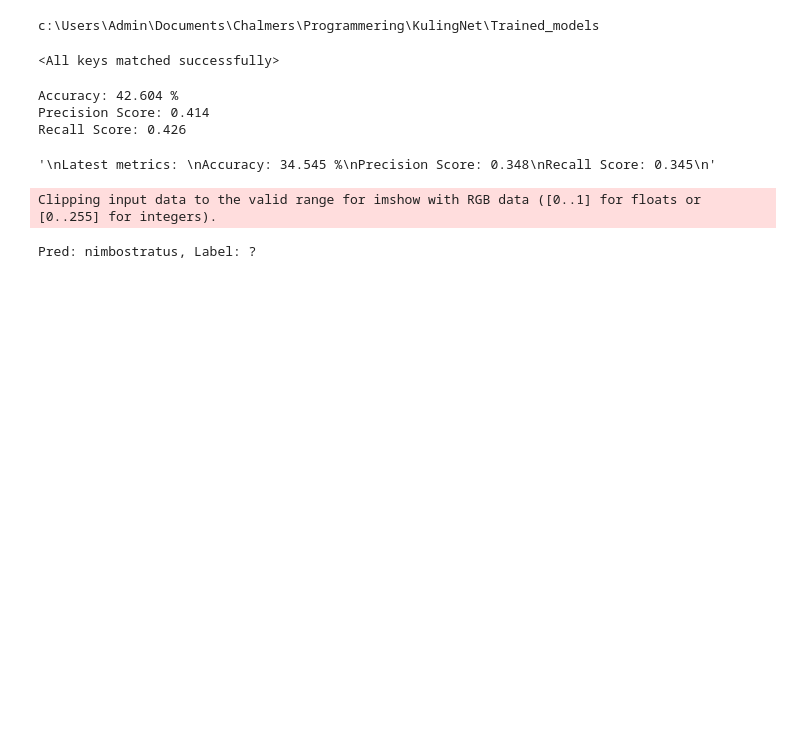
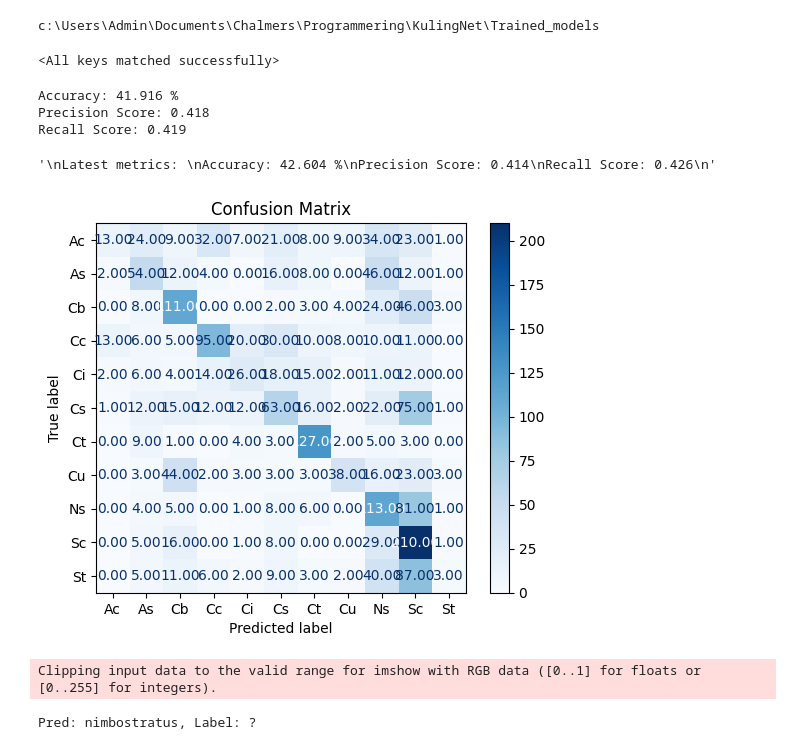
Before and after one commit to ThomasM31/KulingNet, a Jupyter notebook: KulingNet2.0.ipynb, the cells around one changed output. Drawn from its saved outputs; the diff is of its cells as text; code cells hidden in the pictures; blank space fills up the shorter version.

Commit message:
restructure ReadMe + confusion matrix work

```diff
--- a/KulingNet2.0.ipynb
+++ b/KulingNet2.0.ipynb
@@ -325,6 +326,10 @@ total = 0
 
 precision = Precision(task="multiclass", num_classes=11, average="weighted")
 recall = Recall(task="multiclass", num_classes=11, average="weighted")
+
+# Metrics for evaluation
+y_true = []
+y_pred = []
 
 net.eval()
 # no gradient descent during evaluation, just feed input forward
@@ -335,18 +340,24 @@ with torch.no_grad():
 
         # find prediction (highest probability)
         _ , predicted = torch.max(outputs, 1)
+        total += labels.size(0)
 
-        total += labels.size(0)
+        # For confusion matrix
+        y_true.extend(labels)
+        y_pred.extend(predicted)
 
         # Compute metrics
         precision(predicted,labels)
         recall(predicted,labels)
         correct += (predicted == labels).sum().item()
 
+#
+y_true = np.array(y_true)
+y_pred = np.array(y_pred)
 
+# Compute Precision, Recall & Accuracy metrics
 prec_score = precision.compute()
 rec_score = recall.compute()
-
 accuracy = 100 * correct / total
 
 print(f"Accuracy: {accuracy:.3f} %",
@@ -357,15 +368,33 @@ print(f"Accuracy: {accuracy:.3f} %",
 
 """
 Latest metrics:
-Accuracy: 42.604 %
-Precision Score: 0.414
-Recall Score: 0.426
+Accuracy: 41.916 %
+Precision Score: 0.418
+Recall Score: 0.419
 """
 # %% [output]
-Accuracy: 42.604 %
-Precision Score: 0.414
-Recall Score: 0.426
+Accuracy: 41.916 %
+Precision Score: 0.418
+Recall Score: 0.419
-'\nLatest metrics: \nAccuracy: 34.545 %\nPrecision Score: 0.348\nRecall Score: 0.345\n'
+'\nLatest metrics: \nAccuracy: 42.604 %\nPrecision Score: 0.414\nRecall Score: 0.426\n'
+# %%
+# Confusion Matrix & Classification report
+def get_confusion_matrix(y_true, y_pred):
+    # 11 Unique output classes
+    labels = [x for x in range(11)]
+    cm = confusion_matrix(y_true, y_pred, labels=labels)
+
+    display_labels = list(full_dataset.class_to_idx.keys())
+    disp = ConfusionMatrixDisplay(confusion_matrix=cm, display_labels=display_labels)
+    disp.plot(cmap=plt.cm.Blues, values_format=".2f")
+    plt.title("Confusion Matrix")
+    plt.show()
+
+    return cm
+
+cm = get_confusion_matrix(y_true, y_pred)
+# %% [output]
+[figure, added]
 # %%
 # Transform test images with different format
 new_transform = transforms.Compose([
```
Also changed, not shown: parts of 5 cells of this notebook, 2 other files.
